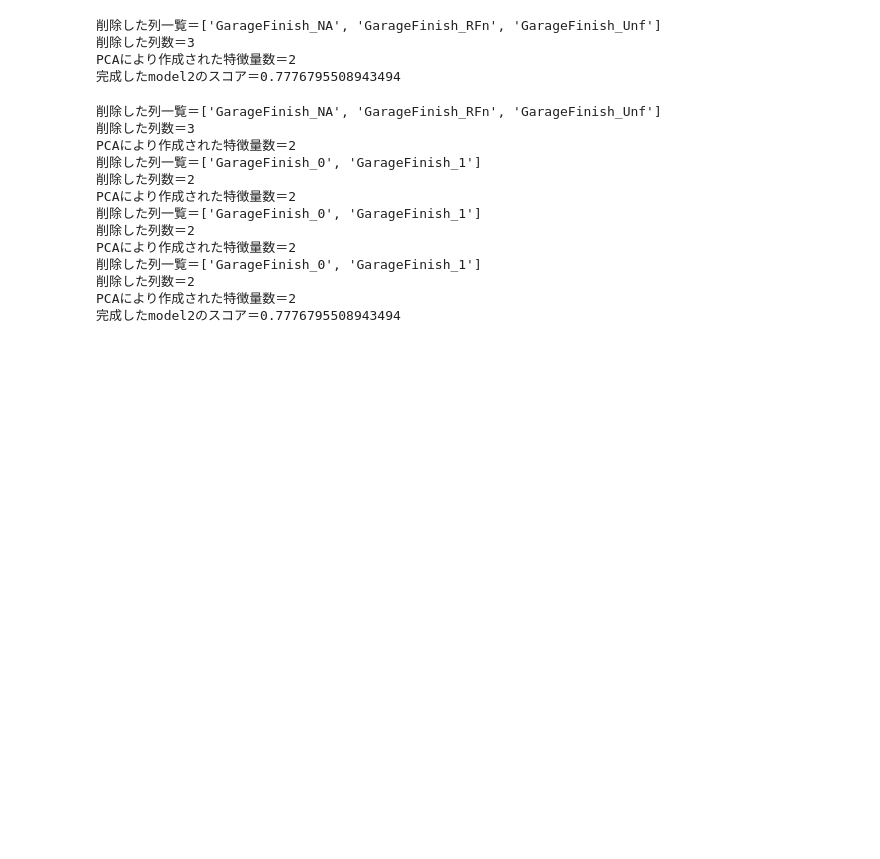
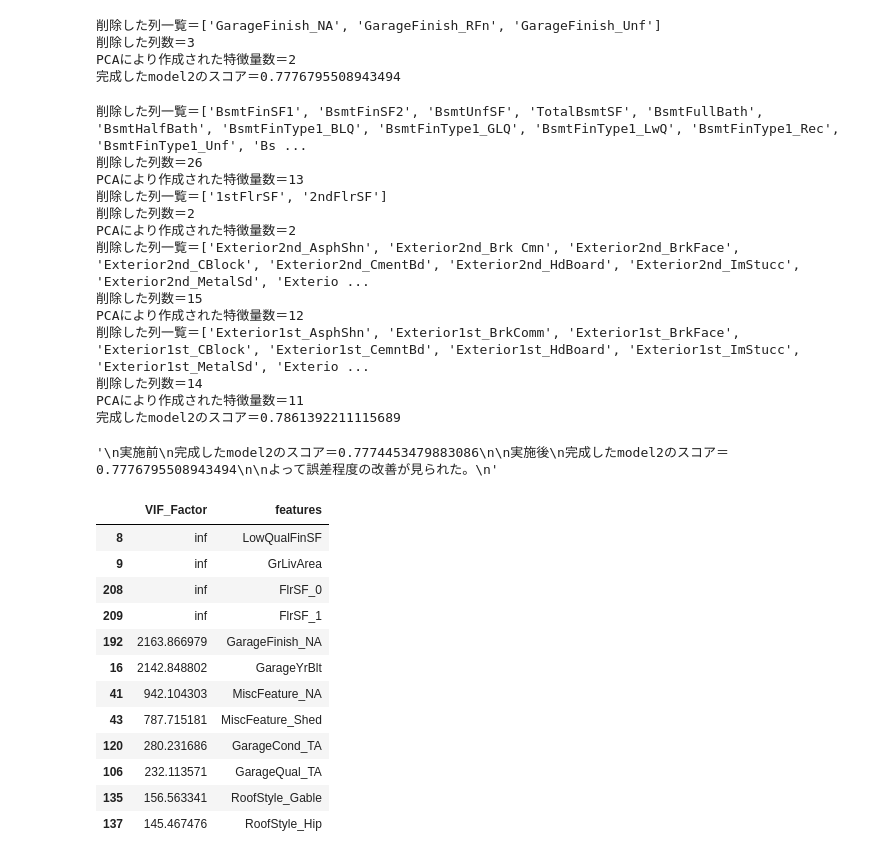
Before and after one commit to Udon-datascience/opendata_analysis, a Jupyter notebook: 4/4_analysis_3.ipynb, the cells around one changed output. Saved outputs shown, nothing was run; the diff lists cells and outputs as text; code cells hidden in the pictures; blank space fills up the shorter version.

```diff
--- a/4/4_analysis_3.ipynb
+++ b/4/4_analysis_3.ipynb
@@ -123,23 +130,56 @@ PCAにより作成された特徴量数＝2
 to_PCA = ['Bsmt', 'FlrSF', 'Exterior2nd', 'Exterior1st']
 sc_x2 = sc_x.copy()
 for c in to_PCA:
-    sc_x2 = change_to_PCA('GarageFinish', sc_x2)
+    sc_x2 = change_to_PCA(c, sc_x2)
 
 #スコアの確認
 model2.fit(sc_x2, df_y)
 result = cross_validate(model2, sc_x2, df_y, cv = kf, scoring = 'r2' , return_train_score = True)
 print(f'完成したmodel2のスコア＝{sum(result['test_score'])/len(result['test_score'])}')
 # %% [output]
-削除した列一覧＝['GarageFinish_NA', 'GarageFinish_RFn', 'GarageFinish_Unf']
-削除した列数＝3
-PCAにより作成された特徴量数＝2
-削除した列一覧＝['GarageFinish_0', 'GarageFinish_1']
+削除した列一覧＝['BsmtFinSF1', 'BsmtFinSF2', 'BsmtUnfSF', 'TotalBsmtSF', 'BsmtFullBath', 'BsmtHalfBath', 'BsmtFinType1_BLQ', 'BsmtFinType1_GLQ', 'BsmtFinType1_LwQ', 'BsmtFinType1_Rec', 'BsmtFinType1_Unf', 'Bs ...
+削除した列数＝26
+PCAにより作成された特徴量数＝13
+削除した列一覧＝['1stFlrSF', '2ndFlrSF']
 削除した列数＝2
 PCAにより作成された特徴量数＝2
-削除した列一覧＝['GarageFinish_0', 'GarageFinish_1']
-削除した列数＝2
-PCAにより作成された特徴量数＝2
-削除した列一覧＝['GarageFinish_0', 'GarageFinish_1']
-削除した列数＝2
-PCAにより作成された特徴量数＝2
-完成したmodel2のスコア＝0.7776795508943494
+削除した列一覧＝['Exterior2nd_AsphShn', 'Exterior2nd_Brk Cmn', 'Exterior2nd_BrkFace', 'Exterior2nd_CBlock', 'Exterior2nd_CmentBd', 'Exterior2nd_HdBoard', 'Exterior2nd_ImStucc', 'Exterior2nd_MetalSd', 'Exterio ...
+削除した列数＝15
+PCAにより作成された特徴量数＝12
+削除した列一覧＝['Exterior1st_AsphShn', 'Exterior1st_BrkComm', 'Exterior1st_BrkFace', 'Exterior1st_CBlock', 'Exterior1st_CemntBd', 'Exterior1st_HdBoard', 'Exterior1st_ImStucc', 'Exterior1st_MetalSd', 'Exterio ...
+削除した列数＝14
+PCAにより作成された特徴量数＝11
+完成したmodel2のスコア＝0.7861392211115689
+# %%
+'''
+実施前
+完成したmodel2のスコア＝0.7774453479883086
+
+実施後
+完成したmodel2のスコア＝0.7861392211115689
+
+よって誤差程度の改善が見られた。
+'''
+# %% [output]
+'\n実施前\n完成したmodel2のスコア＝0.7774453479883086\n\n実施後\n完成したmodel2のスコア＝0.7776795508943494\n\nよって誤差程度の改善が見られた。\n'
+# %%
+#vifを見る
+vif_df = pd.DataFrame()
+vif_df["VIF_Factor"] = [variance_inflation_factor(sc_x2, i) for i in range(sc_x2.shape[1])]
+vif_df["features"]=sc_x2.columns
+df_high_vif = vif_df.loc[vif_df['VIF_Factor'] >= 100]
+display(df_high_vif.sort_values('VIF_Factor', ascending=False))
+# %% [output]
+|  | VIF_Factor | features |
+| 8 | inf | LowQualFinSF |
+| 9 | inf | GrLivArea |
+| 208 | inf | FlrSF_0 |
+| 209 | inf | FlrSF_1 |
+| 192 | 2163.866979 | GarageFinish_NA |
+| 16 | 2142.848802 | GarageYrBlt |
+| 41 | 942.104303 | MiscFeature_NA |
+| 43 | 787.715181 | MiscFeature_Shed |
+| 120 | 280.231686 | GarageCond_TA |
+| 106 | 232.113571 | GarageQual_TA |
+| 135 | 156.563341 | RoofStyle_Gable |
+| 137 | 145.467476 | RoofStyle_Hip |
```
Also changed, not shown: parts of 6 cells of this notebook.
